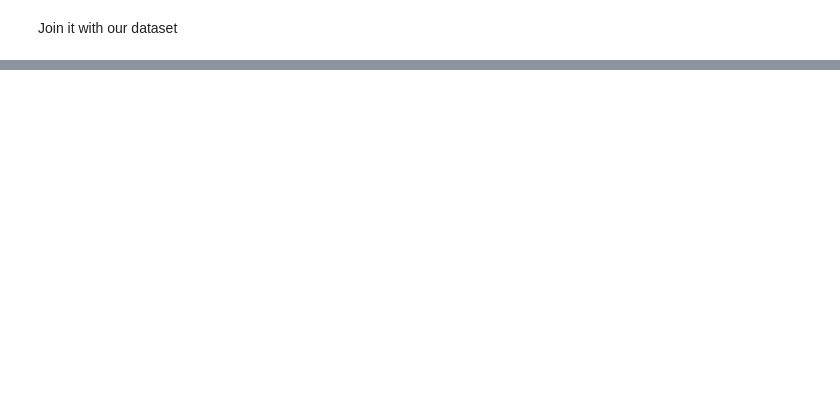
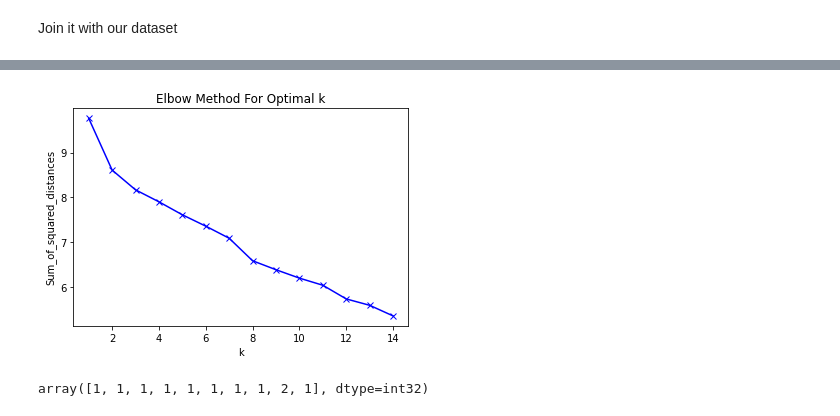
Before and after one commit to vkaramanis/Coursera_Capstone, a Jupyter notebook: Segmenting_and_Clustering_Neighborhoods_in_Toronto.ipynb, the cells around one changed output, grey strips where cells are left out. Drawn from its saved outputs; the diff is of its cells as text; code cells hidden in the pictures; blank space fills up the shorter version.

```diff
--- a/Segmenting_and_Clustering_Neighborhoods_in_Toronto.ipynb
+++ b/Segmenting_and_Clustering_Neighborhoods_in_Toronto.ipynb
@@ -156,0 +217,5 @@ df.head()
+# %%
+toronto_venues = getNearbyVenues(names=df['Neighborhood'],
+                                 latitudes=df['Latitude'],
+                                 longitudes=df['Longitude'],
+                                 radius=700)
@@ -156,0 +272,14 @@ df.head()
+# %%
+# one hot encoding
+toronto_onehot = pd.get_dummies(toronto_venues[['Venue Category']], prefix="", prefix_sep="")
+
+# add neighborhood column back to dataframe
+toronto_onehot['Neighborhood'] = toronto_venues['Neighborhood']
+
+# move neighborhood column to the first column
+columns = list(toronto_onehot.columns)
+columns.remove('Neighborhood')
+fixed_columns = ['Neighborhood'] + columns
+toronto_onehot = toronto_onehot[fixed_columns]
+
+toronto_onehot.head()
@@ -156,0 +294,3 @@ df.head()
+# %%
+toronto_grouped = toronto_onehot.groupby('Neighborhood').mean().reset_index()
+toronto_grouped
@@ -156,0 +396,30 @@ df.head()
+# %%
+toronto_grouped_clustering = toronto_grouped.drop('Neighborhood', 1)
+
+Sum_of_squared_distances = []
+K = range(1,15)
+for k in K:
+    km = KMeans(n_clusters=k, random_state=0)
+    km = km.fit(toronto_grouped_clustering)
+    Sum_of_squared_distances.append(km.inertia_)
+# %%
+plt.plot(K, Sum_of_squared_distances, 'bx-')
+plt.xlabel('k')
+plt.ylabel('Sum_of_squared_distances')
+plt.title('Elbow Method For Optimal k')
+plt.show()
+# %% [output]
+[figure, added]
+# %%
+# set number of clusters
+kclusters = 3
+
+toronto_grouped_clustering = toronto_grouped.drop('Neighborhood', 1)
+
+# run k-means clustering
+kmeans = KMeans(n_clusters=kclusters, random_state=0).fit(toronto_grouped_clustering)
+
+# check cluster labels generated for each row in the dataframe
+kmeans.labels_[0:10]
+# %% [output]
+array([1, 1, 1, 1, 1, 1, 1, 1, 2, 1], dtype=int32)
```
Also changed, not shown: parts of 30 cells of this notebook.
